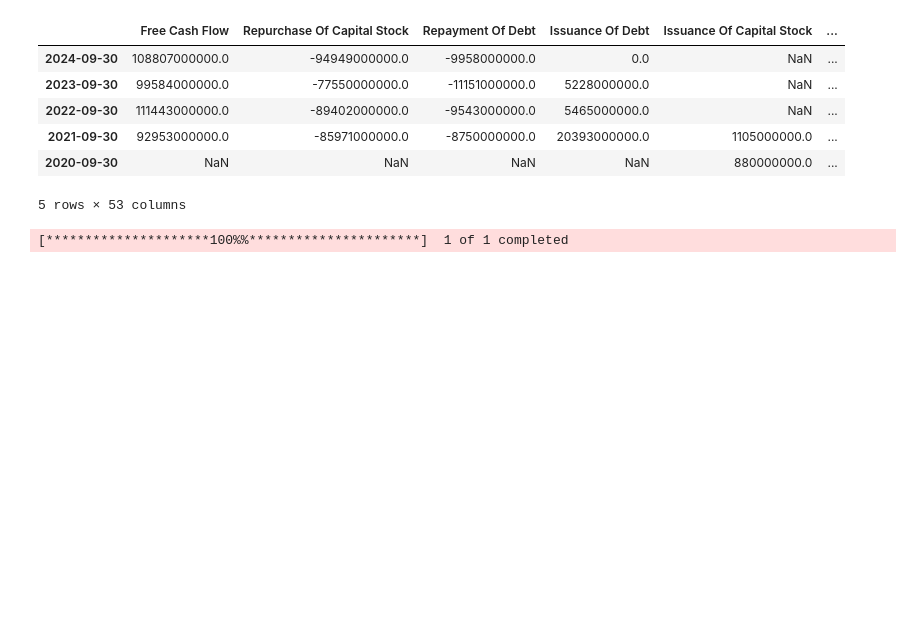
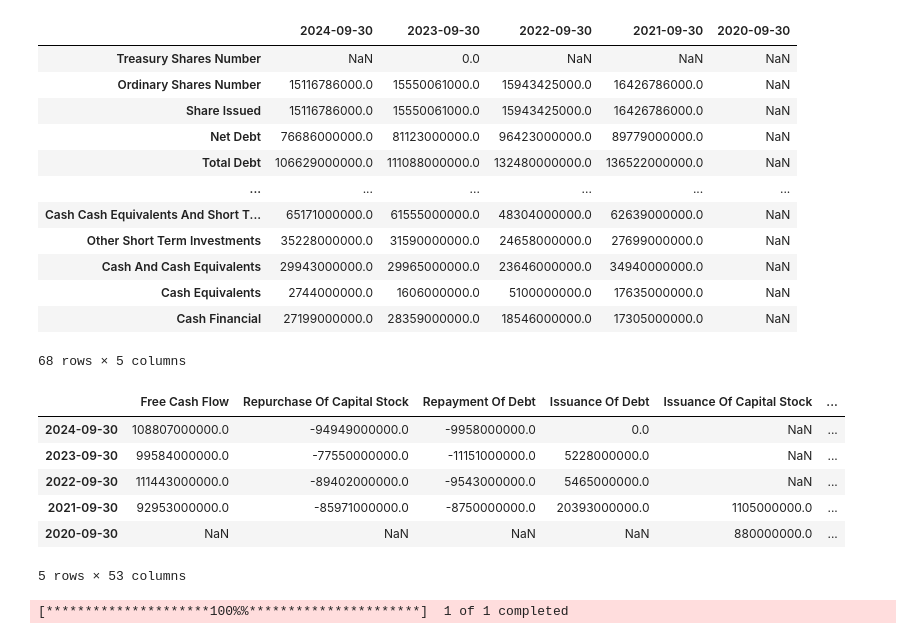
Before and after one commit to Hamza-joosub/StonksModels, a Jupyter notebook: WebAPP.ipynb, the cells around one changed output. Cells and saved outputs as stored; diff of their text form; code cells hidden in the pictures; blank space fills up the shorter version.

```diff
--- a/WebAPP.ipynb
+++ b/WebAPP.ipynb
@@ -27,6 +27,22 @@ cash_flow_stmnt = ((ticker.cash_flow).T)
 income_stmnt = (ticker.income_stmt).T
 balance_sheet_stmnt = (ticker.balance_sheet).T
 info = ticker.info
+# %%
+ticker.get_balance_sheet(pretty=True,)
+# %% [output]
+|  | 2024-09-30 | 2023-09-30 | 2022-09-30 | 2021-09-30 | 2020-09-30 |
+| Treasury Shares Number | NaN | 0.0 | NaN | NaN | NaN |
+| Ordinary Shares Number | 15116786000.0 | 15550061000.0 | 15943425000.0 | 16426786000.0 | NaN |
+| Share Issued | 15116786000.0 | 15550061000.0 | 15943425000.0 | 16426786000.0 | NaN |
+| Net Debt | 76686000000.0 | 81123000000.0 | 96423000000.0 | 89779000000.0 | NaN |
+| Total Debt | 106629000000.0 | 111088000000.0 | 132480000000.0 | 136522000000.0 | NaN |
+| ... | ... | ... | ... | ... | ... |
+| Cash Cash Equivalents And Short T... | 65171000000.0 | 61555000000.0 | 48304000000.0 | 62639000000.0 | NaN |
+| Other Short Term Investments | 35228000000.0 | 31590000000.0 | 24658000000.0 | 27699000000.0 | NaN |
+| Cash And Cash Equivalents | 29943000000.0 | 29965000000.0 | 23646000000.0 | 34940000000.0 | NaN |
+| Cash Equivalents | 2744000000.0 | 1606000000.0 | 5100000000.0 | 17635000000.0 | NaN |
+| Cash Financial | 27199000000.0 | 28359000000.0 | 18546000000.0 | 17305000000.0 | NaN |
+68 rows × 5 columns
 # %%
 industry = info.get('industry')
 sector = info.get('sector')
```
Also changed, not shown: parts of 2 cells of this notebook, 1 other file.
